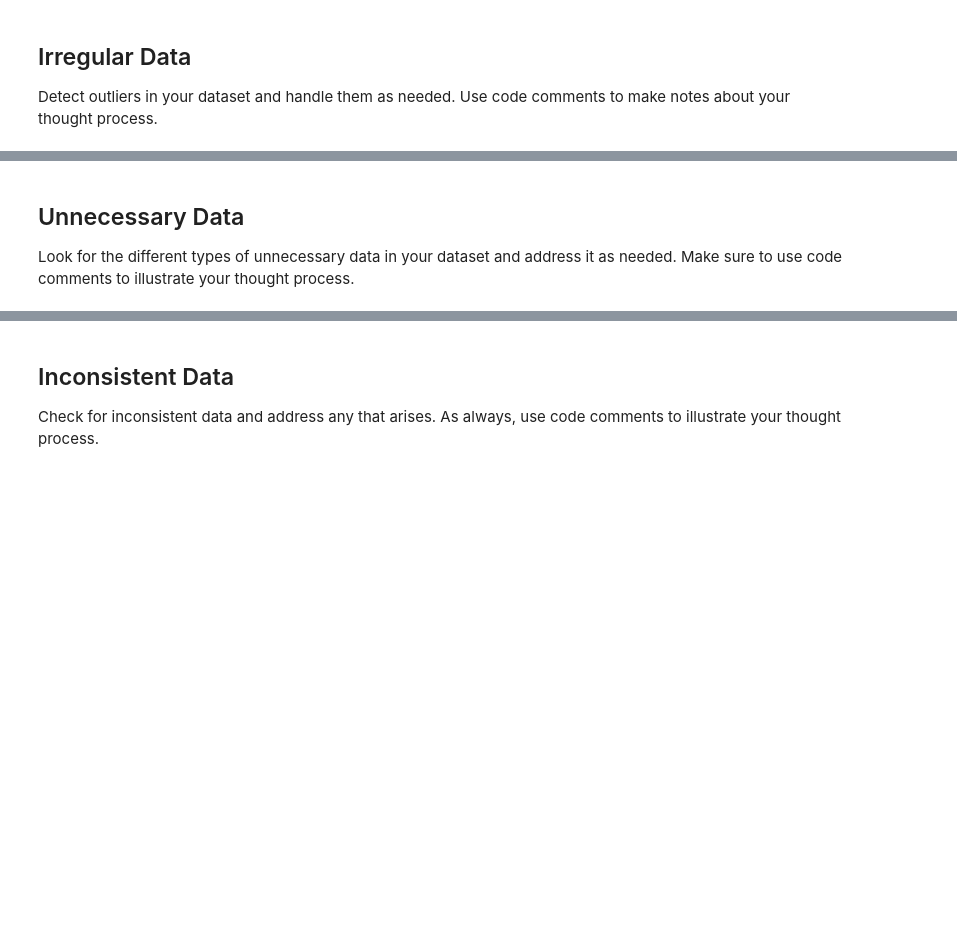
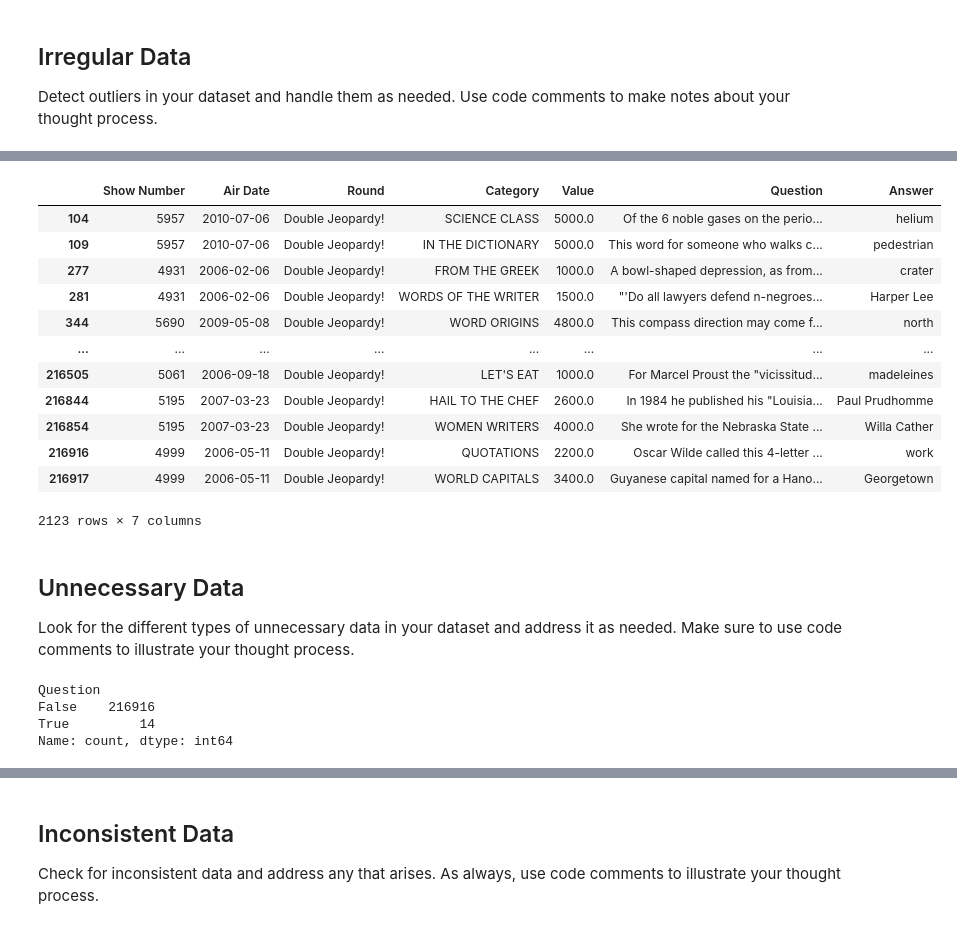
Before and after one commit to MC-18/cleaning-data-checkpoint, a Jupyter notebook: checkpoint-three.ipynb, the cells around one changed output, grey strips where cells are left out. Cells and saved outputs as stored; diff of their text form; code cells hidden in the pictures; blank space fills up the shorter version.

```diff
--- a/checkpoint-three.ipynb
+++ b/checkpoint-three.ipynb
@@ -53,4 +171,71 @@ Detect outliers in your dataset and handle them as needed. Use code comments to
+# %%
+# When values changed on Show Number 3966. Show ID from 3966 and on has the clue values of $200, $400, $600, $800, and $1000 and
+# Double Jeopardy! values of $400, $800, $1200, $1600, and $2000.
+
+# Pull rows of data where Values are not any of the fixed listed above.
+# Jeopardy! round only
+new_j_value = [200.0, 400.0, 600.0, 800.0, 1000.0]
+wager_values_j_new = jeopardy_df[~jeopardy_df['Value'].isin(new_j_value) & (jeopardy_df['Round'] == 'Jeopardy!') & (jeopardy_df['Show Number']>= 3966)]
+wager_values_j_new
+# 1106 values that didn't correspond to fixed values in Jeopardy! round
+# We can possibly conclude that these values were a result of a Daily Double. Let's see if there's any duplicates.
+duplicate_dd_j_new = wager_values_j_new[wager_values_j_new.duplicated(subset=['Show Number'], keep=False)]
+duplicate_dd_j_new
+# No duplicates. We know then that the values that do not correspond to the fixed values are a result of Daily Doubles.
+
+# Double Jeopardy! round only
+new_dj_value = [400.0, 800.0, 1200.0, 1600.0, 2000.0]
+wager_values_dj_new = jeopardy_df[~jeopardy_df['Value'].isin(new_dj_value) & (jeopardy_df['Round'] == 'Double Jeopardy!') & (jeopardy_df['Show Number']>= 3966)]
+wager_values_dj_new
+# 2924 values that didn't correspond to fixed values in Double Jeopardy! round
+
+# We can possibly conclude that these values were a result of a Daily Double. Let's look for duplicates which I expect to see because there are two
+# Daily Doubles to be found in the Double Jeopardy! rounds.
+duplicate_dd_dj_new = wager_values_dj_new[wager_values_dj_new.duplicated(subset=['Show Number'], keep=False)]
+duplicate_dd_dj_new
+# Yes duplicates. We can manipulate this in the next part of the project.
+
+# I think the best way to handle these will be one of two ways: determine the original value of the questions and fill that in or create another column indicating whether
+# the row was a Daily Double or not. I could also consider creating an additional dataframe for only Daily Doubles for more robust analyses.
+# %% [output]
+|  | Show Number | Air Date | Round | Category | Value | Question | Answer |
+| 104 | 5957 | 2010-07-06 | Double Jeopardy! | SCIENCE CLASS | 5000.0 | Of the 6 noble gases on the perio... | helium |
+| 109 | 5957 | 2010-07-06 | Double Jeopardy! | IN THE DICTIONARY | 5000.0 | This word for someone who walks c... | pedestrian |
+| 277 | 4931 | 2006-02-06 | Double Jeopardy! | FROM THE GREEK | 1000.0 | A bowl-shaped depression, as from... | crater |
+| 281 | 4931 | 2006-02-06 | Double Jeopardy! | WORDS OF THE WRITER | 1500.0 | "'Do all lawyers defend n-negroes... | Harper Lee |
+| 344 | 5690 | 2009-05-08 | Double Jeopardy! | WORD ORIGINS | 4800.0 | This compass direction may come f... | north |
+| ... | ... | ... | ... | ... | ... | ... | ... |
+| 216505 | 5061 | 2006-09-18 | Double Jeopardy! | LET'S EAT | 1000.0 | For Marcel Proust the "vicissitud... | madeleines |
+| 216844 | 5195 | 2007-03-23 | Double Jeopardy! | HAIL TO THE CHEF | 2600.0 | In 1984 he published his "Louisia... | Paul Prudhomme |
+| 216854 | 5195 | 2007-03-23 | Double Jeopardy! | WOMEN WRITERS | 4000.0 | She wrote for the Nebraska State ... | Willa Cather |
+| 216916 | 4999 | 2006-05-11 | Double Jeopardy! | QUOTATIONS | 2200.0 | Oscar Wilde called this 4-letter ... | work |
+| 216917 | 4999 | 2006-05-11 | Double Jeopardy! | WORLD CAPITALS | 3400.0 | Guyanese capital named for a Hano... | Georgetown |
+2123 rows × 7 columns
 # %% [markdown]
 ## Unnecessary Data
 
 Look for the different types of unnecessary data in your dataset and address it as needed. Make sure to use code comments to illustrate your thought process.
+# %%
+# Find duplicates, irrelevant, uninformative data
+
+# Find duplicate entire rows.
+duplicate_count = jeopardy_df[jeopardy_df.duplicated()].sum()
+duplicate_count
+# No duplicate entire rows found.
+
+# Check for duplicates in specific column of Question.
+duplicate_question = jeopardy_df[jeopardy_df.duplicated(subset=['Question'])]
+sort_duplicate_question = duplicate_question.sort_values(by='Question')
+sort_duplicate_question
+
+# While sorting the duplicates in the Question column, I find that there are multiple values in Question called [video clue]. I want to see how
+# many questions have that.
+video_clue_ct = jeopardy_df['Question']=='[video clue]'
+video_clue_ct.value_counts()
+# 14 questions labeled [video clue]. I don't think at this time it is necessary to remove these as it could be interesting to see if there
+# are any trends for the contestant to be aware of (i.e. do video clues end up in specific categories, values, rounds?)
+# %% [output]
+Question
+False    216916
+True         14
+Name: count, dtype: int64
```
Also changed, not shown: parts of 11 cells of this notebook.
